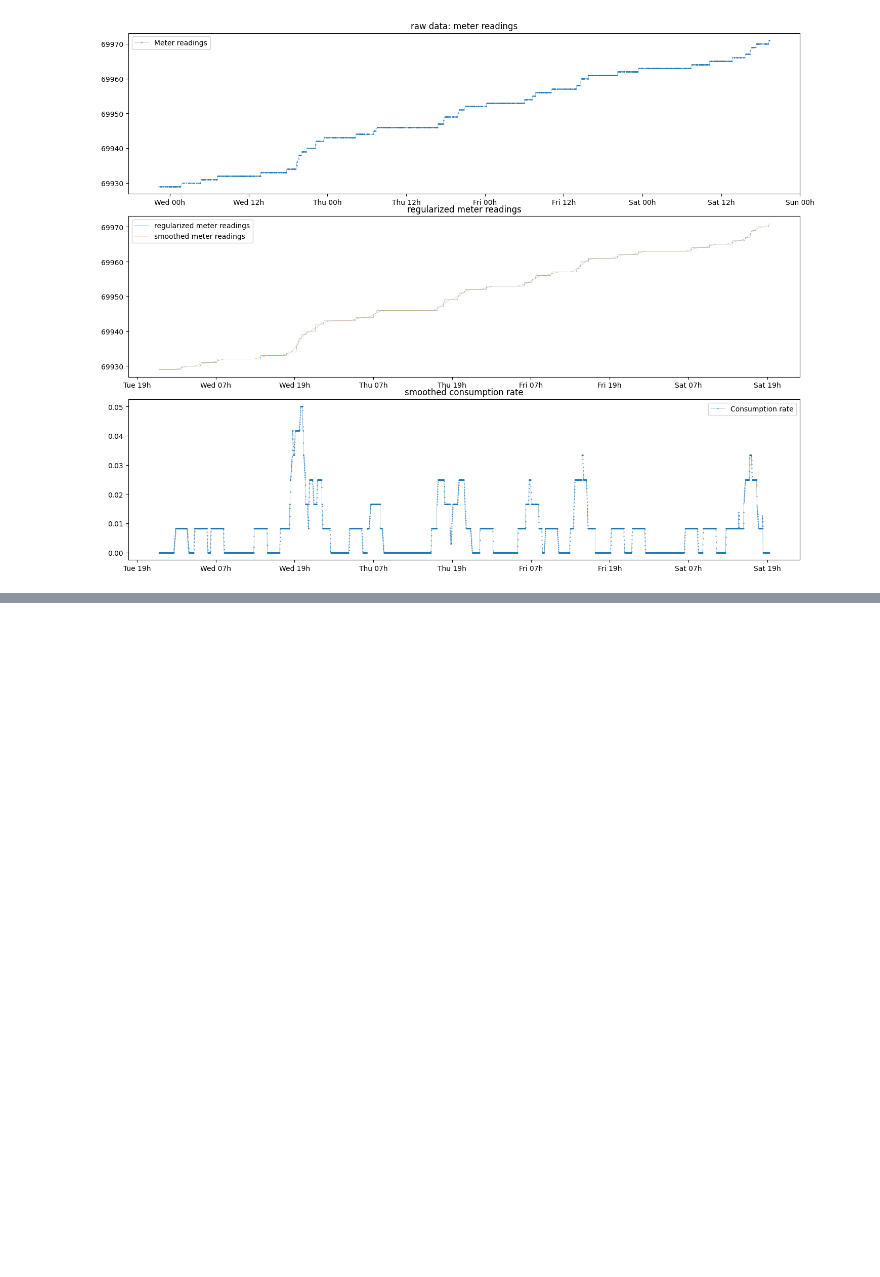
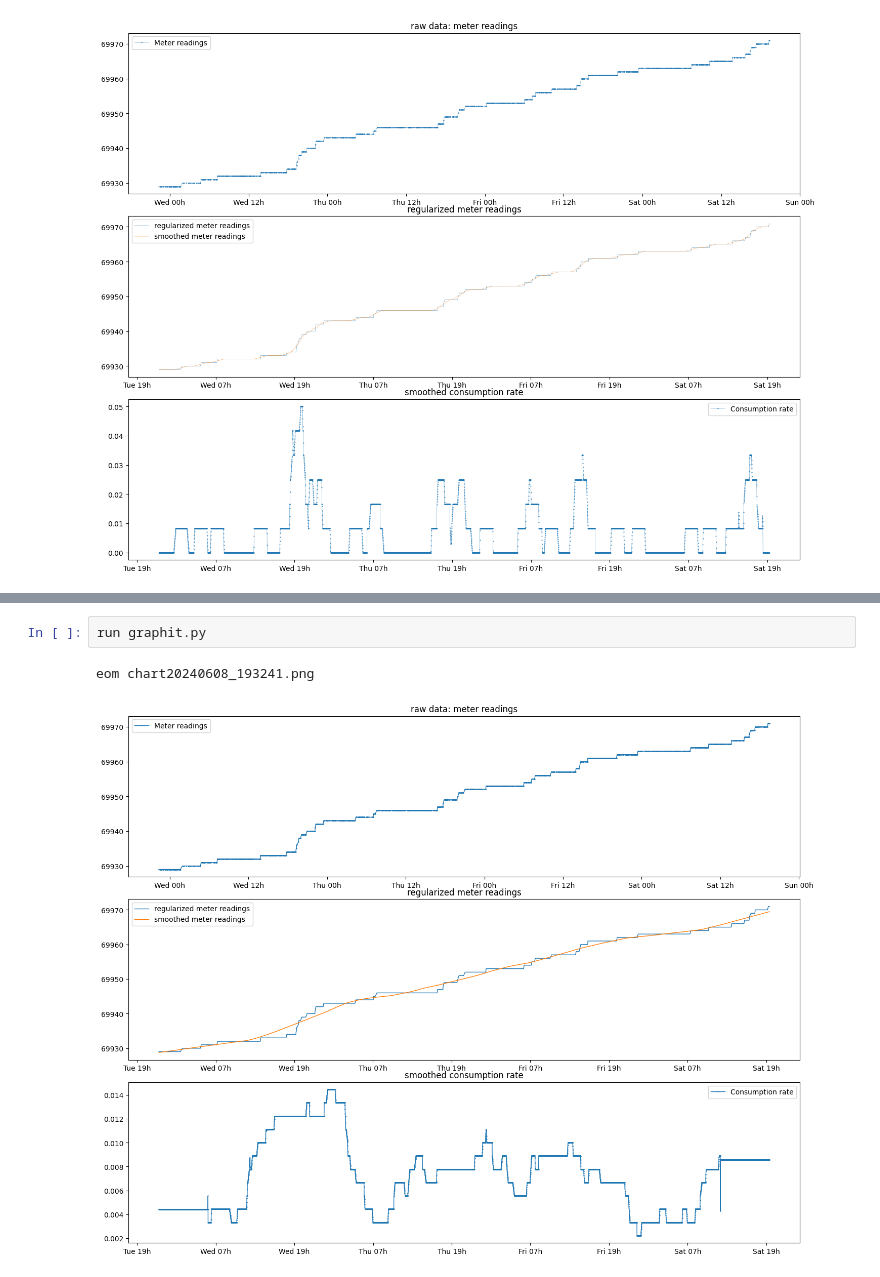
Before and after one commit to tomviolin/rtl433, a Jupyter notebook: Untitled1.ipynb, the cells around one changed output, grey strips where cells are left out. Cells and saved outputs as stored; diff of their text form; blank space fills up the shorter version.

```diff
--- a/Untitled1.ipynb
+++ b/Untitled1.ipynb
@@ -97,0 +132,5 @@ eom chart20240608_192444.png
+# %%
+run graphit.py
+# %% [output]
+eom chart20240608_193241.png
+[figure, added]
```
Also changed, not shown: parts of 10 cells of this notebook, 6 other files.
